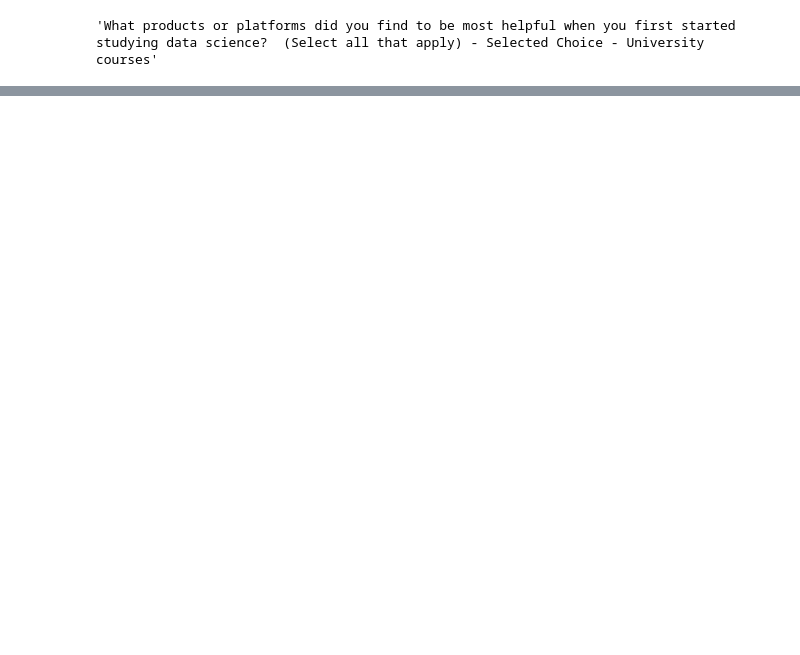
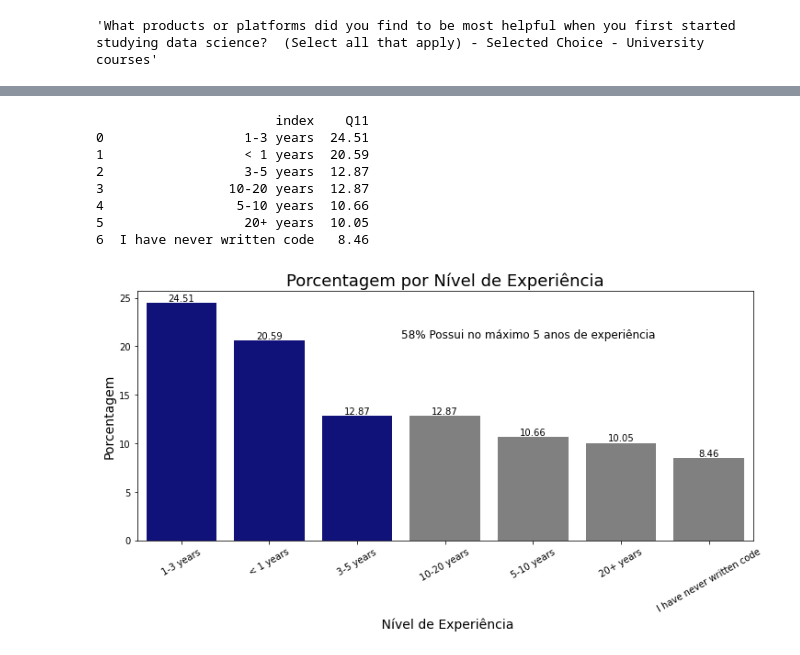
Before and after one commit to KaueAbbe/Tornando_Cientista_de_Dados, a Jupyter notebook: ProjetoDS1.ipynb, the cells around one changed output, grey strips where cells are left out. Saved outputs shown, nothing was run; the diff lists cells and outputs as text; code cells hidden in the pictures; blank space fills up the shorter version.

```diff
--- a/ProjetoDS1.ipynb
+++ b/ProjetoDS1.ipynb
@@ -456,0 +455,15 @@ data_warehouse
+# %%
+Q11 = pd.DataFrame(dadosB["Q11"].value_counts(
+    normalize = True)*100).round(2).sort_values(by = "Q11",ascending=False)
+graf(Q11, 3,[2.5, 20.85,'58% Possui no máximo 5 anos de experiência'],' Nível de Experiência','Porcentagem',
+     'Porcentagem por Nível de Experiência','Q11','anosCodding.png')
+# %% [output]
+                       index    Q11
+0                  1-3 years  24.51
+1                  < 1 years  20.59
+2                  3-5 years  12.87
+3                10-20 years  12.87
+4                 5-10 years  10.66
+5                  20+ years  10.05
+6  I have never written code   8.46
+[figure, added]
```
Also changed, not shown: parts of 27 cells of this notebook.
